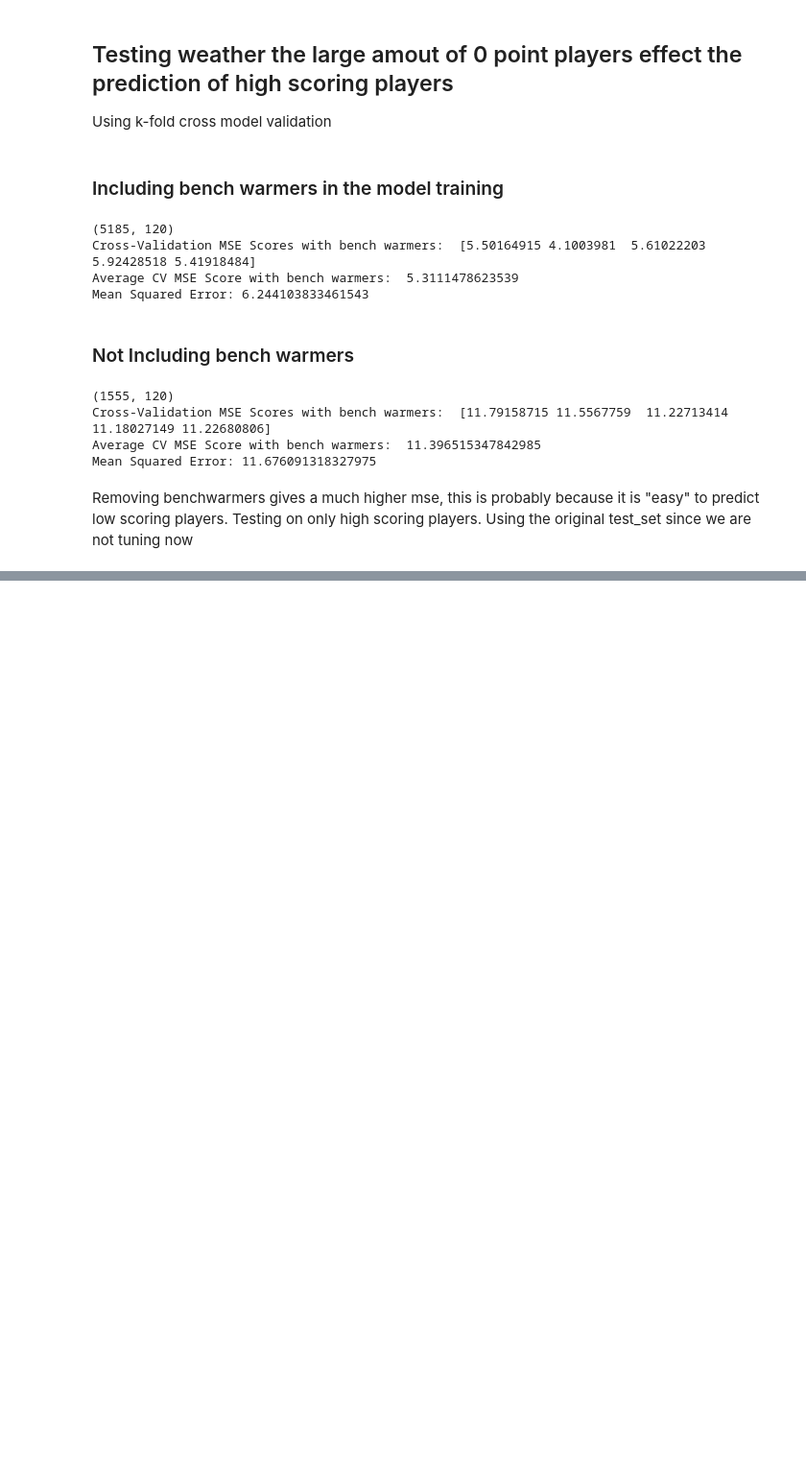
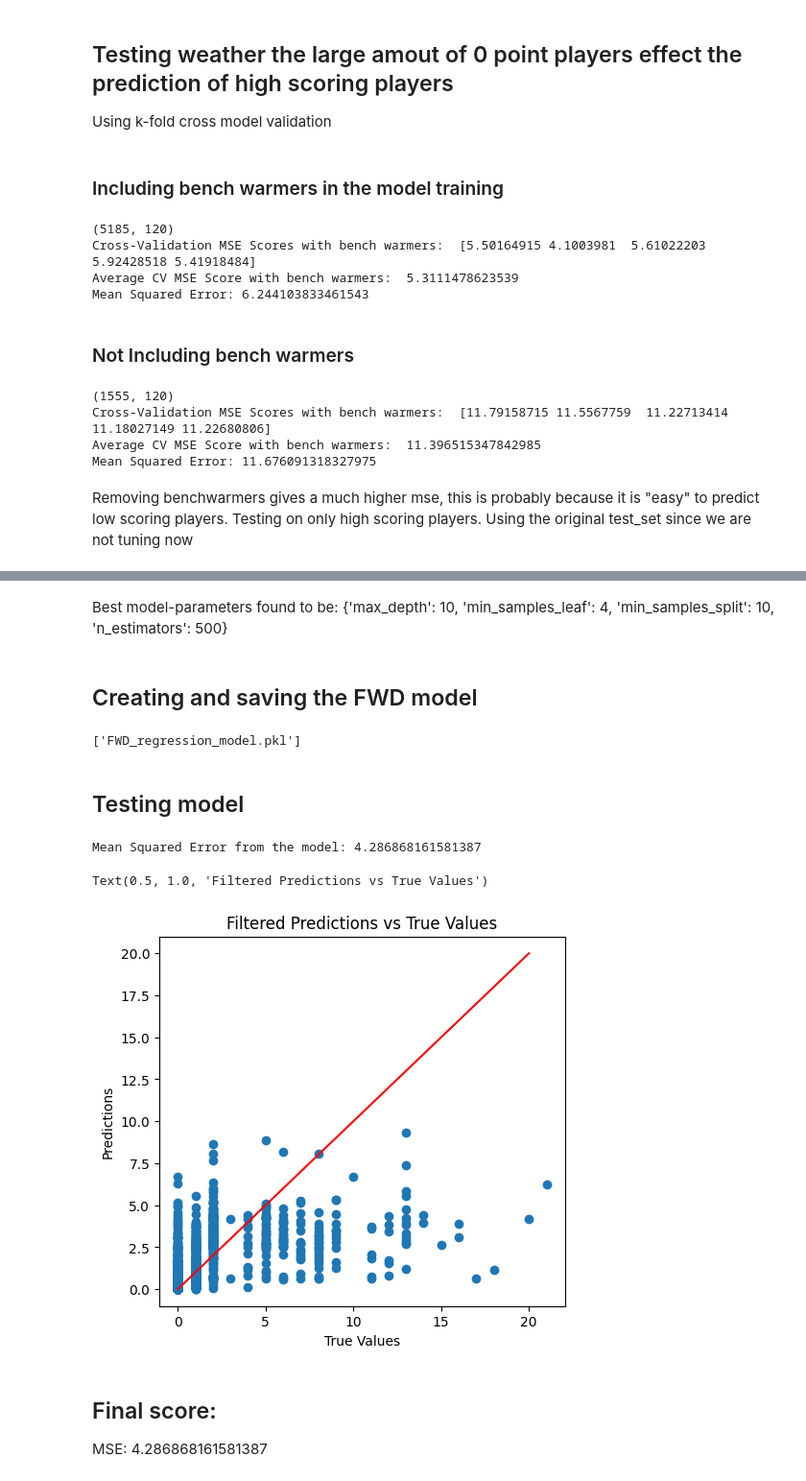
Before and after one commit to TrygveTafjord/Fpl-Team-Selector, a Jupyter notebook: notebooks/fwd_data_analasys.ipynb, the cells around one changed output, grey strips where cells are left out. Shown: that part at 96% size. Cells and saved outputs as stored; diff of their text form; code cells hidden in the pictures; blank space fills up the shorter version.

Commit message:
created a finished model for FWD players

```diff
--- a/notebooks/fwd_data_analasys.ipynb
+++ b/notebooks/fwd_data_analasys.ipynb
@@ -493,7 +493,7 @@ def get_FWD_test_set() -> pd.DataFrame:
     coloumns_to_remove = [
                 'name', 'creativity', 'position', 'team', 'xP', 'assists', 'bonus', 'bps',
                 'expected_assists', 'expected_goal_involvements',
-                'expected_goals', 'goals_scored', 'ict_index', 'influence',
+                'expected_goals', 'goals_scored', 'ict_index', 'influence', 'minutes',
                 'opponent_team', 'own_goals', 'penalties_missed', 'red_cards',
                 'selected', 'team_a_score', 'team_h_score', 'threat',
                 'transfers_balance', 'transfers_in', 'transfers_out', 'value',
@@ -674,0 +727,54 @@ I should try to first make a conservative predictions of what players are not pl
+# %% [markdown]
+Best model-parameters found to be: {'max_depth': 10, 'min_samples_leaf': 4, 'min_samples_split': 10, 'n_estimators': 500}
+# %% [markdown]
+## Creating and saving the FWD model
+# %%
+import joblib
+
+data = get_FWD_player_data()
+y = data['total_points']
+X = data.drop('total_points', axis=1)
+
+final_model = RandomForestRegressor(max_depth = 10, min_samples_leaf = 4, min_samples_split = 10, n_estimators = 500)
+final_model.fit(X, y)
+
+joblib.dump(final_model, 'FWD_regression_model.pkl')
+
+
+## Load the saved model
+#loaded_model = joblib.load('final_random_forest_model.pkl')
+
+## Use the loaded model for predictions
+#predictions = loaded_model.predict(X_test)
+# %% [output]
+['FWD_regression_model.pkl']
+# %% [markdown]
+## Testing model
+# %%
+test_set = get_FWD_test_set()
+y = test_set['total_points']
+X = test_set.drop('total_points', axis=1)
+
+model = joblib.load('FWD_regression_model.pkl')
+
+
+predictions = model.predict(X)
+mse = mean_squared_error(y, predictions)
+print(f'Mean Squared Error from the model: {mse}')
+
+plt.figure(figsize=(12, 5))
+
+plt.subplot(1, 2, 1)
+plt.scatter(y, predictions)
+plt.xlabel('True Values')
+plt.ylabel('Predictions')
+plt.plot([0, 20], [0, 20], color='red')
+plt.title('Filtered Predictions vs True Values')
+# %% [output]
+Mean Squared Error from the model: 4.286868161581387
+Text(0.5, 1.0, 'Filtered Predictions vs True Values')
+[figure, added]
+# %% [markdown]
+## Final score:
+
+MSE: 4.286868161581387
```
Also changed, not shown: parts of 4 cells of this notebook, 1 other file.
